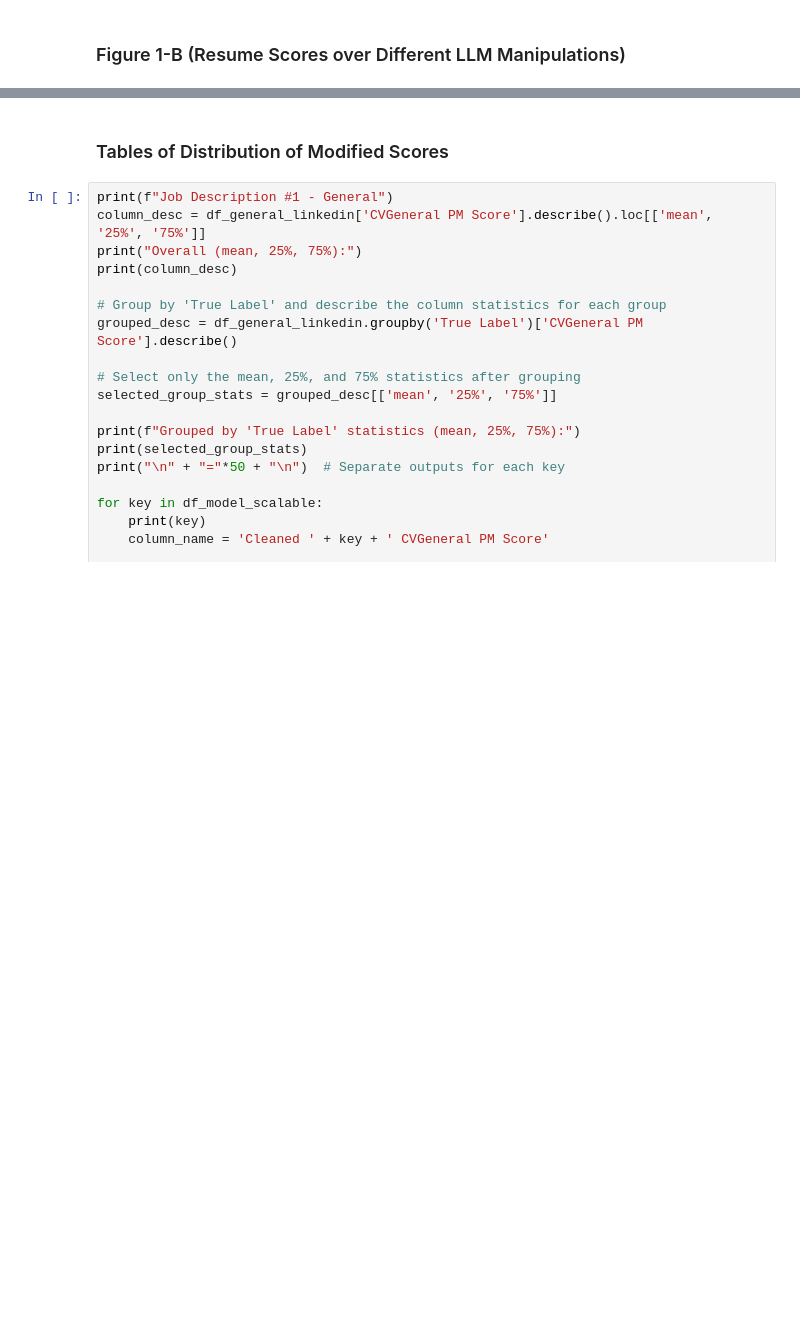
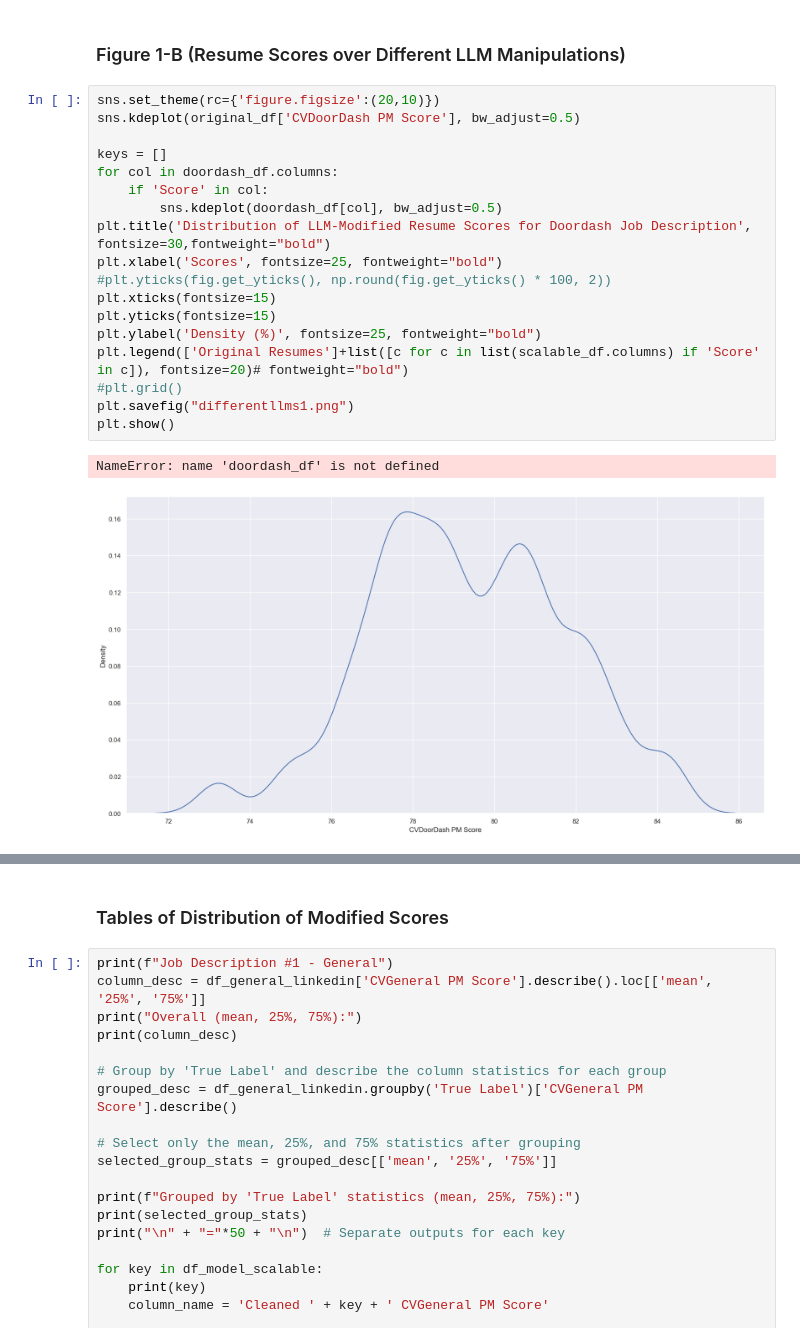
Before and after one commit to heyyjudes/llm-hiring-ecosystem, a Jupyter notebook: validation_tests/significance_tests.ipynb, the cells around one changed output, grey strips where cells are left out. Saved outputs shown, nothing was run; the diff lists cells and outputs as text; blank space fills up the shorter version.

```diff
--- a/validation_tests/significance_tests.ipynb
+++ b/validation_tests/significance_tests.ipynb
@@ -47,5 +52,26 @@ plt.show()
 # %% [markdown]
 ### Figure 1-B (Resume Scores over Different LLM Manipulations)
+# %%
+sns.set_theme(rc={'figure.figsize':(20,10)})
+sns.kdeplot(original_df['CVDoorDash PM Score'], bw_adjust=0.5)
+
+keys = []
+for col in doordash_df.columns:
+    if 'Score' in col:
+        sns.kdeplot(doordash_df[col], bw_adjust=0.5)
+plt.title('Distribution of LLM-Modified Resume Scores for Doordash Job Description', fontsize=30,fontweight="bold")
+plt.xlabel('Scores', fontsize=25, fontweight="bold")
+#plt.yticks(fig.get_yticks(), np.round(fig.get_yticks() * 100, 2))
+plt.xticks(fontsize=15)
+plt.yticks(fontsize=15)
+plt.ylabel('Density (%)', fontsize=25, fontweight="bold")
+plt.legend(['Original Resumes']+list([c for c in list(scalable_df.columns) if 'Score' in c]), fontsize=20)# fontweight="bold")
+#plt.grid()
+plt.savefig("differentllms1.png")
+plt.show()
+# %% [output]
+NameError: name 'doordash_df' is not defined
+[figure, added]
 # %%
 sns.set_theme(rc={'figure.figsize':(20,10)})
 sns.kdeplot(original_df['CVScalable PM Score'], bw_adjust=0.5)
```
Also changed, not shown: parts of 12 cells of this notebook, 3 other files.
